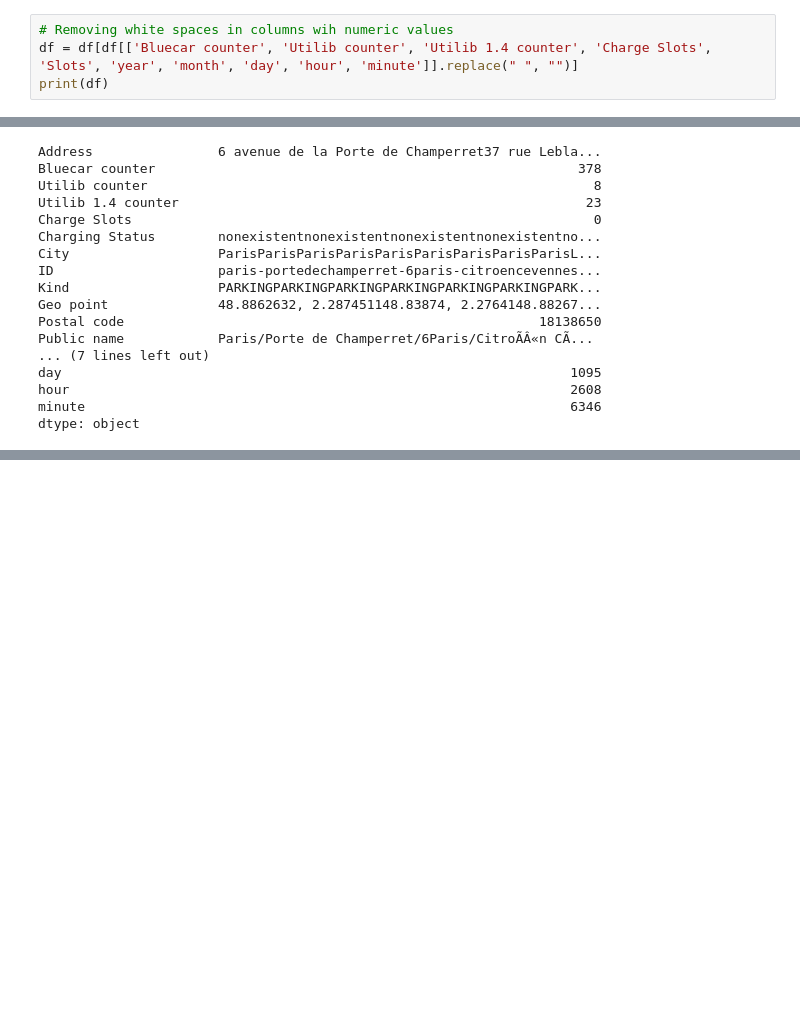
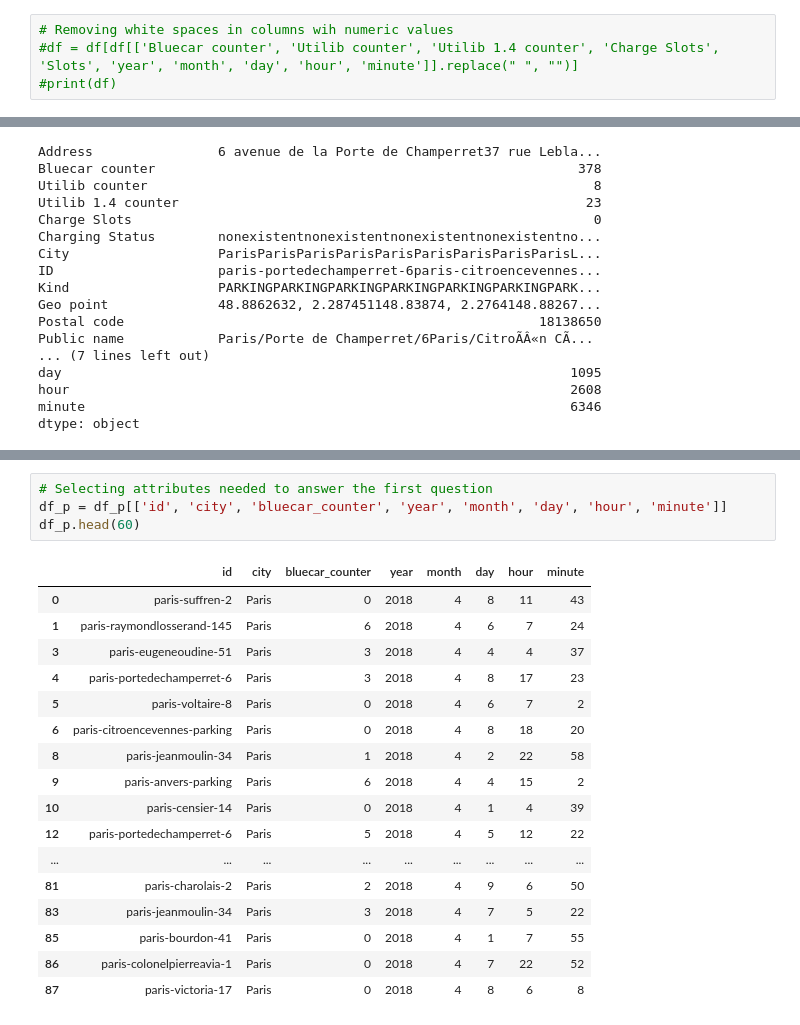
Before and after one commit to mmalinda/Autolib-EDA, a Jupyter notebook: Moringa_Data_Science_Prep_W4_Independent_Project_2019_11_Mutanu_Malinda_Python.ipynb, the cells around one changed output, grey strips where cells are left out. Cells and saved outputs as stored; diff of their text form; blank space fills up the shorter version.

```diff
--- a/Moringa_Data_Science_Prep_W4_Independent_Project_2019_11_Mutanu_Malinda_Python.ipynb
+++ b/Moringa_Data_Science_Prep_W4_Independent_Project_2019_11_Mutanu_Malinda_Python.ipynb
@@ -112,4 +92,4 @@ Index(['Address', 'Bluecar counter', 'Utilib counter', 'Utilib 1.4 counter',
 # %%
 # Removing white spaces in columns wih numeric values
-df = df[df[['Bluecar counter', 'Utilib counter', 'Utilib 1.4 counter', 'Charge Slots', 'Slots', 'year', 'month', 'day', 'hour', 'minute']].replace(" ", "")]
-print(df)
+#df = df[df[['Bluecar counter', 'Utilib counter', 'Utilib 1.4 counter', 'Charge Slots', 'Slots', 'year', 'month', 'day', 'hour', 'minute']].replace(" ", "")]
+#print(df)
@@ -371,0 +412,22 @@ dtype: object
+# %%
+# Selecting attributes needed to answer the first question
+df_p = df_p[['id', 'city', 'bluecar_counter', 'year', 'month', 'day', 'hour', 'minute']]
+df_p.head(60)
+# %% [output]
+|  | id | city | bluecar_counter | year | month | day | hour | minute |
+| 0 | paris-suffren-2 | Paris | 0 | 2018 | 4 | 8 | 11 | 43 |
+| 1 | paris-raymondlosserand-145 | Paris | 6 | 2018 | 4 | 6 | 7 | 24 |
+| 3 | paris-eugeneoudine-51 | Paris | 3 | 2018 | 4 | 4 | 4 | 37 |
+| 4 | paris-portedechamperret-6 | Paris | 3 | 2018 | 4 | 8 | 17 | 23 |
+| 5 | paris-voltaire-8 | Paris | 0 | 2018 | 4 | 6 | 7 | 2 |
+| 6 | paris-citroencevennes-parking | Paris | 0 | 2018 | 4 | 8 | 18 | 20 |
+| 8 | paris-jeanmoulin-34 | Paris | 1 | 2018 | 4 | 2 | 22 | 58 |
+| 9 | paris-anvers-parking | Paris | 6 | 2018 | 4 | 4 | 15 | 2 |
+| 10 | paris-censier-14 | Paris | 0 | 2018 | 4 | 1 | 4 | 39 |
+| 12 | paris-portedechamperret-6 | Paris | 5 | 2018 | 4 | 5 | 12 | 22 |
+| ... | ... | ... | ... | ... | ... | ... | ... | ... |
+| 81 | paris-charolais-2 | Paris | 2 | 2018 | 4 | 9 | 6 | 50 |
+| 83 | paris-jeanmoulin-34 | Paris | 3 | 2018 | 4 | 7 | 5 | 22 |
+| 85 | paris-bourdon-41 | Paris | 0 | 2018 | 4 | 1 | 7 | 55 |
+| 86 | paris-colonelpierreavia-1 | Paris | 0 | 2018 | 4 | 7 | 22 | 52 |
+| 87 | paris-victoria-17 | Paris | 0 | 2018 | 4 | 8 | 6 | 8 |
```
Also changed, not shown: parts of 18 cells of this notebook.
